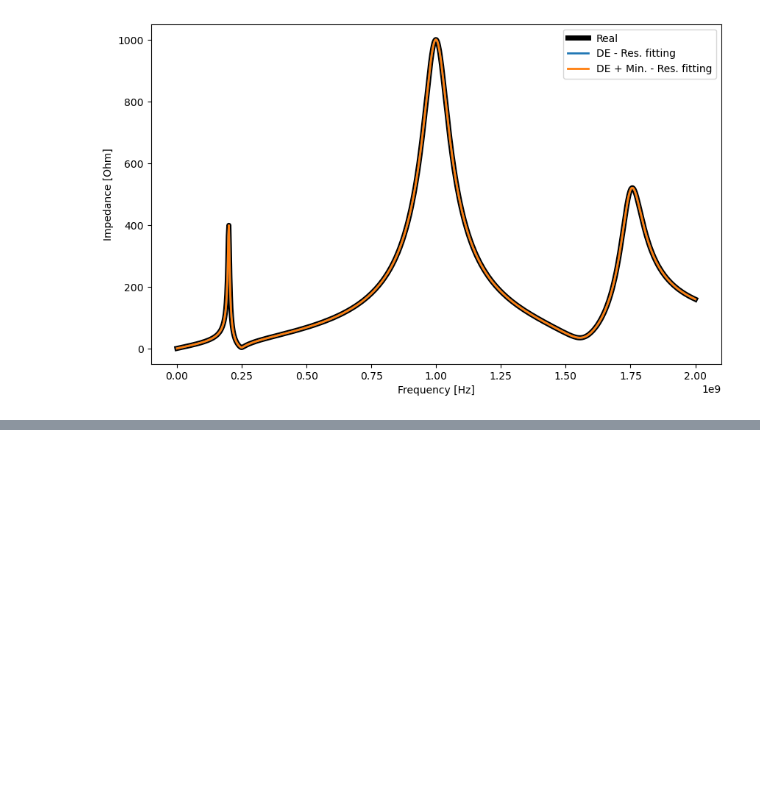
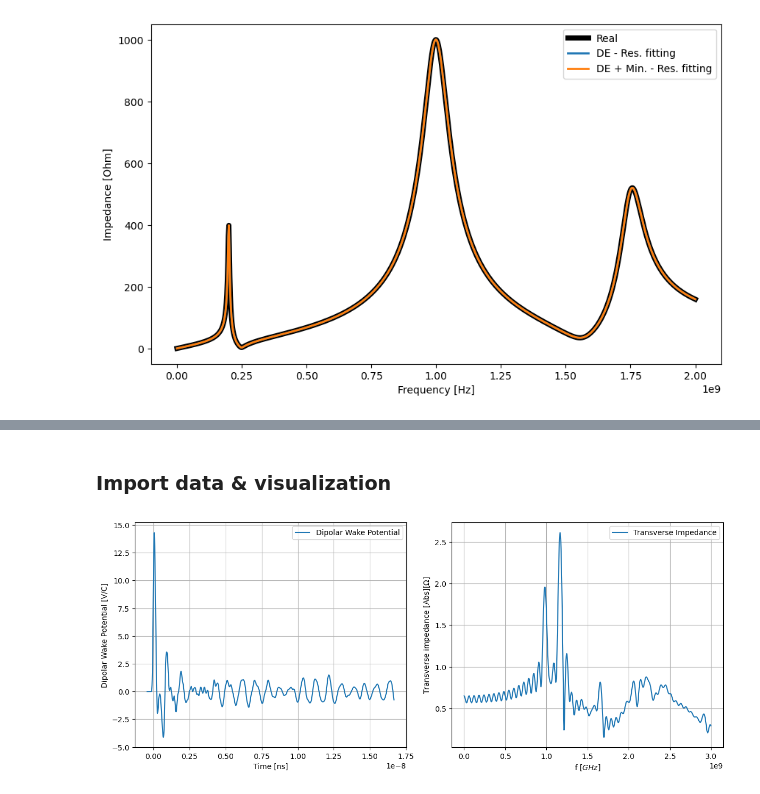
Before and after one commit to ImpedanCEI/IDDEFIX, a Jupyter notebook: examples/005_cmaes_examples.ipynb, the cells around one changed output, grey strips where cells are left out. Cells and saved outputs as stored; diff of their text form; code cells hidden in the pictures; blank space fills up the shorter version.

```diff
--- a/examples/005_cmaes_examples.ipynb
+++ b/examples/005_cmaes_examples.ipynb
@@ -109,0 +223,35 @@ plt.legend()
+# %% [markdown]
+### Import data & visualization
+# %%
+# Importing wake potential data
+data_wake_potential = np.loadtxt('data/004_SPS_model_transitions_q26.txt', comments='#', delimiter='\t')
+
+# Extracting data
+data_wake_time = data_wake_potential[:,0] *1e-9 # [s]
+data_wake_dipolar = data_wake_potential[:,2]
+# %%
+# Compute FFT to get Impedance
+f, Z = iddefix.compute_fft(data_wake_time, data_wake_dipolar)
+
+# Create subplots
+fig, axs = plt.subplots(1, 2, figsize=(12, 5))
+
+# Plot data_wake_time vs data_wake_dipolar on the left
+axs[0].plot(data_wake_time, data_wake_dipolar, label='Dipolar Wake Potential')
+axs[0].set_xlabel('Time [ns]')
+axs[0].set_ylabel('Dipolar Wake Potential [V/C]')
+axs[0].grid(True)
+axs[0].legend()
+
+# Plot frequency vs impedance on the right
+axs[1].plot(f, np.abs(Z), label='Transverse Impedance')
+axs[1].set_xlabel('f $[GHz]$')
+axs[1].set_ylabel('Transverse impedance [Abs]$[\Omega]$')
+axs[1].grid(True)
+axs[1].legend()
+
+
+plt.tight_layout()
+plt.show()
+# %% [output]
+[figure, added]
```
Also changed, not shown: parts of 20 cells of this notebook.
